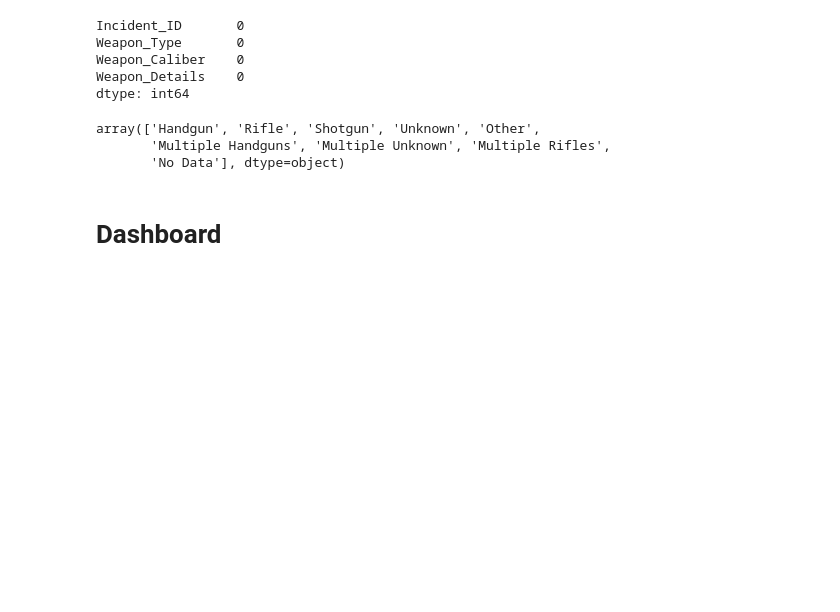
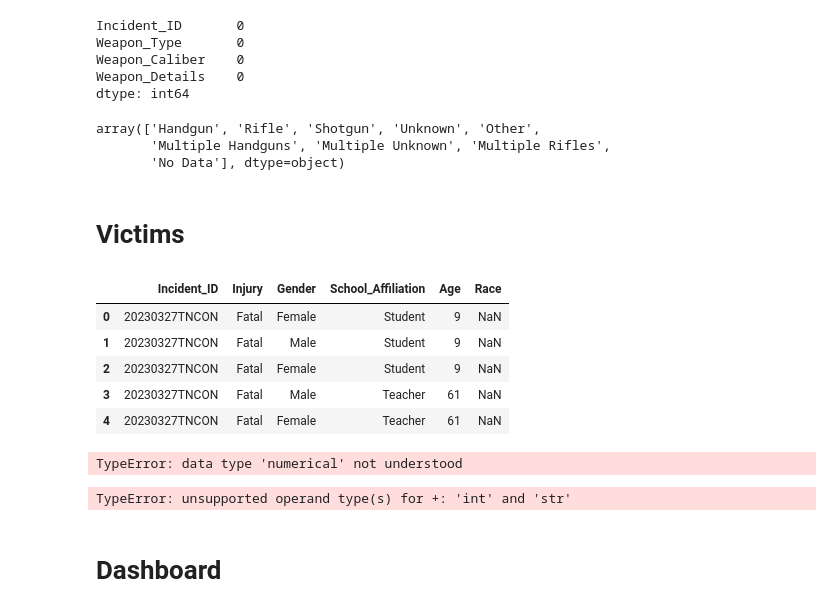
Before and after one commit to timmymiller10/School-Shooting-Dataset-Analysis, a Jupyter notebook: data.ipynb, the cells around one changed output. Cells and saved outputs as stored; diff of their text form; code cells hidden in the pictures; blank space fills up the shorter version.

```diff
--- a/data.ipynb
+++ b/data.ipynb
@@ -380,6 +380,25 @@ incidentWeapon = incident.merge(weapon, how='left', on='Incident_ID')
 # %%
 weapon_counts = incidentWeapon.groupby('Weapon_Type')['Victims_Killed'].count().reset_index()
 weapon_counts = weapon_counts.sort_values('Victims_Killed', ascending=False)
+# %% [markdown]
+# Victims
+# %%
+victim.head()
+# %% [output]
+|  | Incident_ID | Injury | Gender | School_Affiliation | Age | Race |
+| 0 | 20230327TNCON | Fatal | Female | Student | 9 | NaN |
+| 1 | 20230327TNCON | Fatal | Male | Student | 9 | NaN |
+| 2 | 20230327TNCON | Fatal | Female | Student | 9 | NaN |
+| 3 | 20230327TNCON | Fatal | Male | Teacher | 61 | NaN |
+| 4 | 20230327TNCON | Fatal | Female | Teacher | 61 | NaN |
+# %%
+victim['Age'].astype('')
+# %% [output]
+TypeError: data type 'numerical' not understood
+# %%
+victim[victim['School_Affiliation'] == 'Student']['Age'].mean()
+# %% [output]
+TypeError: unsupported operand type(s) for +: 'int' and 'str'
 # %% [markdown]
 # Dashboard
 # %%
```
Also changed, not shown: parts of 1 cell of this notebook.
